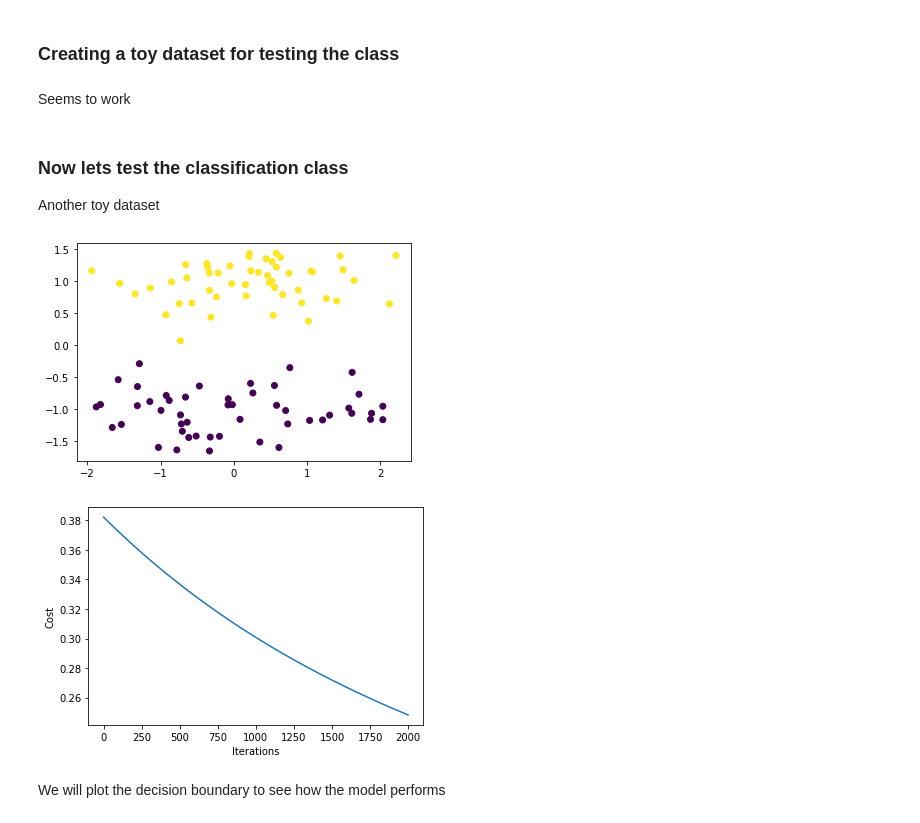
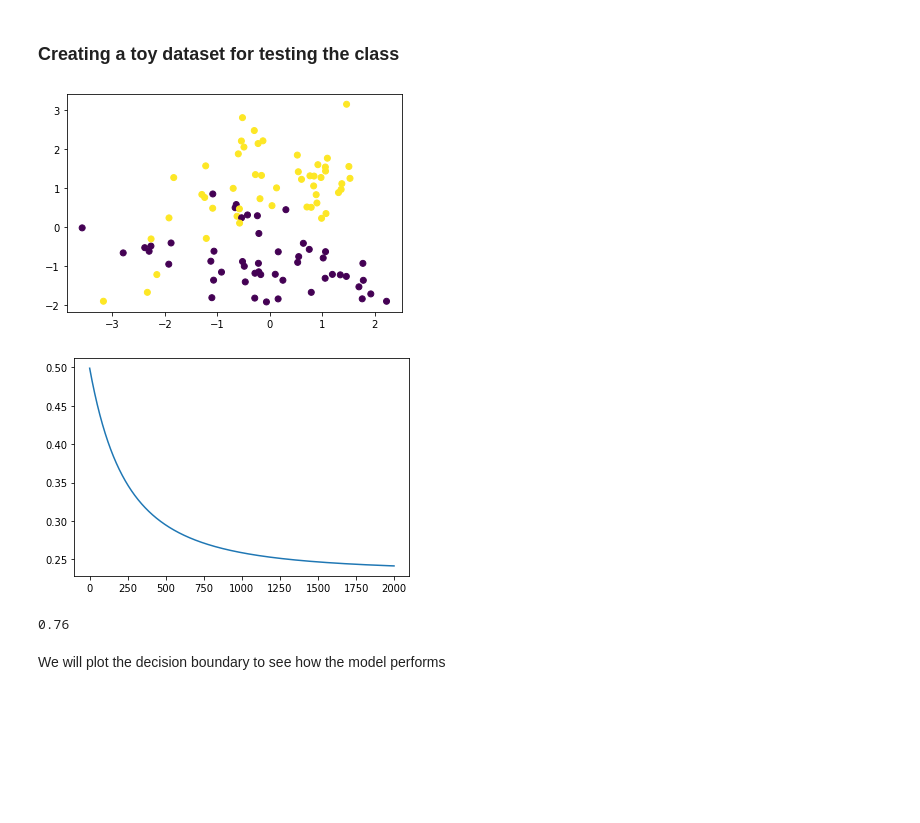
Before and after one commit to nicolasbuitragob/MLscratch, a Jupyter notebook: Notebooks/linear_class.ipynb, the cells around one changed output. Drawn from its saved outputs; the diff is of its cells as text; code cells hidden in the pictures; blank space fills up the shorter version.

Commit message:
update logistic regression - change focus to dl

```diff
--- a/Notebooks/linear_class.ipynb
+++ b/Notebooks/linear_class.ipynb
@@ -58,59 +56,59 @@ import matplotlib.pyplot as plt
 class Classification():
     def __init__(self):
         self._iterations = 2000
-        self._learning_rate = 0.001
+        self._learning_rate = 0.01
         self.theta = None
+        self.bias = None
         self.cost = []
 
     def sigmoid(self,x):
         z = 1/(1 + np.exp(-x))
         return z
 
+    def plot_graph(self):
+        plt.plot(self.cost)
+        plt.show()
+
     def fit(self,X,y):
         m,n = X.shape
-        self.theta = np.random.randn(n)
-        X_with_bias = np.c_[np.ones(m),X]
-        self.theta = np.insert(self.theta,0,0)
+        y = y.reshape((m,1))
+        self.theta = np.random.randn(n,1)
+        self.bias = 1
         for i in range(self._iterations):
-            h = np.dot(X_with_bias,self.theta)
+            h = np.dot(X,self.theta) + self.bias
             z = self.sigmoid(h)
             J = (-1/m)*np.sum((y*np.log(z))+((1-y)*np.log(1-z)))
             error = z - y
-            grad = (1/m)*np.dot(X_with_bias.T,error)
+            grad = (1/m)*np.dot(X.T,error)
+            dbias = (1/m)*np.sum(error)
             self.theta =  self.theta - self._learning_rate*grad
+            self.bias = self.bias - self._learning_rate*dbias
             self.cost.append(J)
-        self.plot()
+
+        self.plot_graph()
 
 
     def predict(self, X_test):
-        m_test = X_test.shape[0]
-        X_test_bias = np.c_[np.ones(m_test),X_test]
-        pred = np.dot(X_test_bias,self.theta)
+        pred = self.sigmoid(np.dot(X_test, self.theta) + self.bias)
         return (pred >= 0.5 )*1
 # %%
 from sklearn.datasets import  make_classification
 from sklearn.model_selection import train_test_split
 # %% [markdown]
 ### Creating a toy dataset for testing the class
-# %% [markdown]
-Seems to work
-# %% [markdown]
-### Now lets test the classification class
-
-Another toy dataset
 # %%
-x, y = make_classification(n_features = 2, n_redundant = 0, n_informative = 1, n_clusters_per_class = 1)
+x, y = make_classification(n_features = 2, n_redundant = 0, n_informative = 2, n_clusters_per_class = 2)
 # %%
 plt.scatter(x[:,0],x[:,1], c = y)
 plt.show()
 # %% [output]
-[figure, old version]
+[figure, new version]
 # %%
-logistic_regression = Classification()
+clf = Classification()
 # %%
 x_train, x_test, y_train, y_test = train_test_split(x,y,random_state = 0)
 # %%
-logistic_regression.fit(x_train, y_train)
+clf.fit(x_train, y_train)
 # %% [output]
-[figure, old version]
+[figure, new version]
 # %%
@@ -118,5 +116,9 @@ preds = logistic_regression.predict(x_test)
 # %%
-theta = logistic_regression.theta
+from sklearn.metrics import accuracy_score
+acc = accuracy_score(y_test,preds)
+acc
+# %% [output]
+0.76
 # %% [markdown]
 We will plot the decision boundary to see how the model performs
 # %%
```
Also changed, not shown: parts of 8 cells of this notebook, 2 other files.
